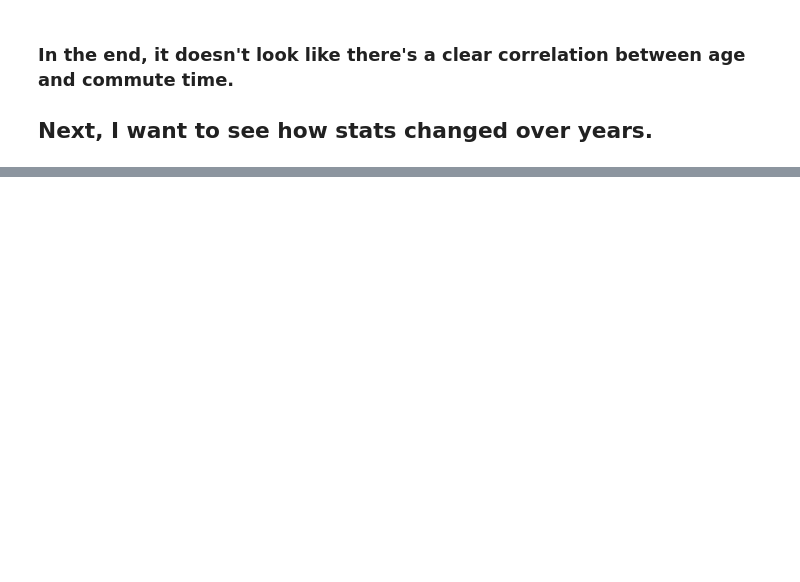
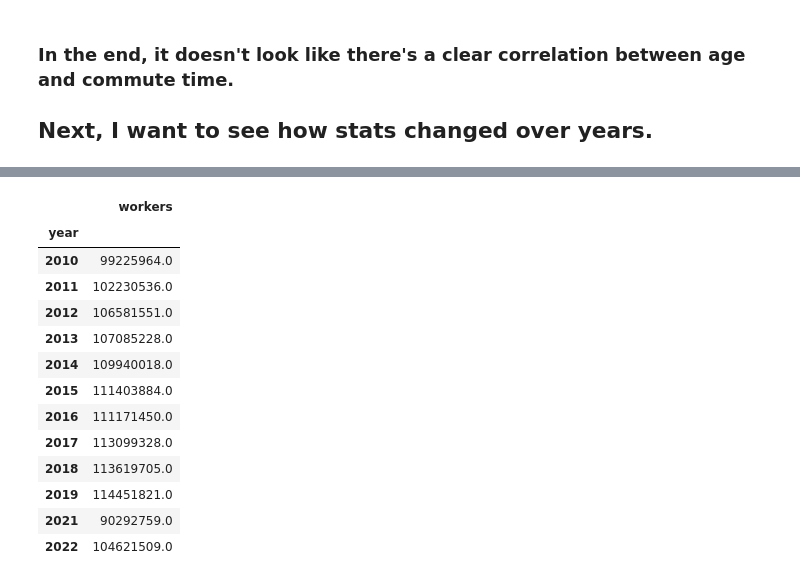
Before and after one commit to Joshua-Clugston/commute_times, a Jupyter notebook: notebooks/project_main.ipynb, the cells around one changed output, grey strips where cells are left out. Saved outputs shown, nothing was run; the diff lists cells and outputs as text; code cells hidden in the pictures; blank space fills up the shorter version.

```diff
--- a/notebooks/project_main.ipynb
+++ b/notebooks/project_main.ipynb
@@ -254,2 +361,20 @@ data
 # %%
 #data.to_csv('../data/cleaned_data/merged.csv')
+# %%
+work = data.groupby('year')['workers'].sum().to_frame()
+work
+# %% [output]
+|  | workers |
+| year |  |
+| 2010 | 99225964.0 |
+| 2011 | 102230536.0 |
+| 2012 | 106581551.0 |
+| 2013 | 107085228.0 |
+| 2014 | 109940018.0 |
+| 2015 | 111403884.0 |
+| 2016 | 111171450.0 |
+| 2017 | 113099328.0 |
+| 2018 | 113619705.0 |
+| 2019 | 114451821.0 |
+| 2021 | 90292759.0 |
+| 2022 | 104621509.0 |
```
Also changed, not shown: parts of 23 cells of this notebook, 1 other file.
